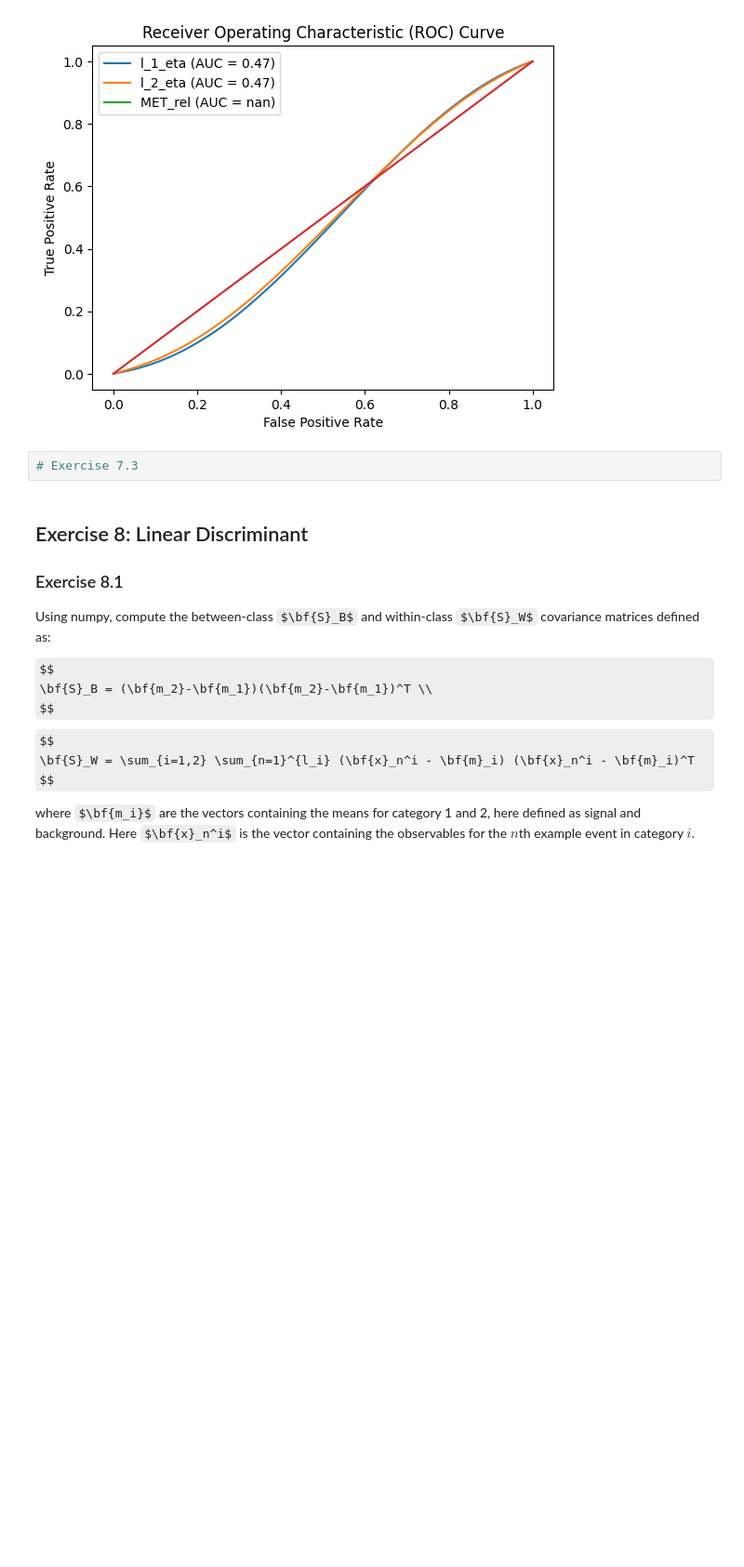
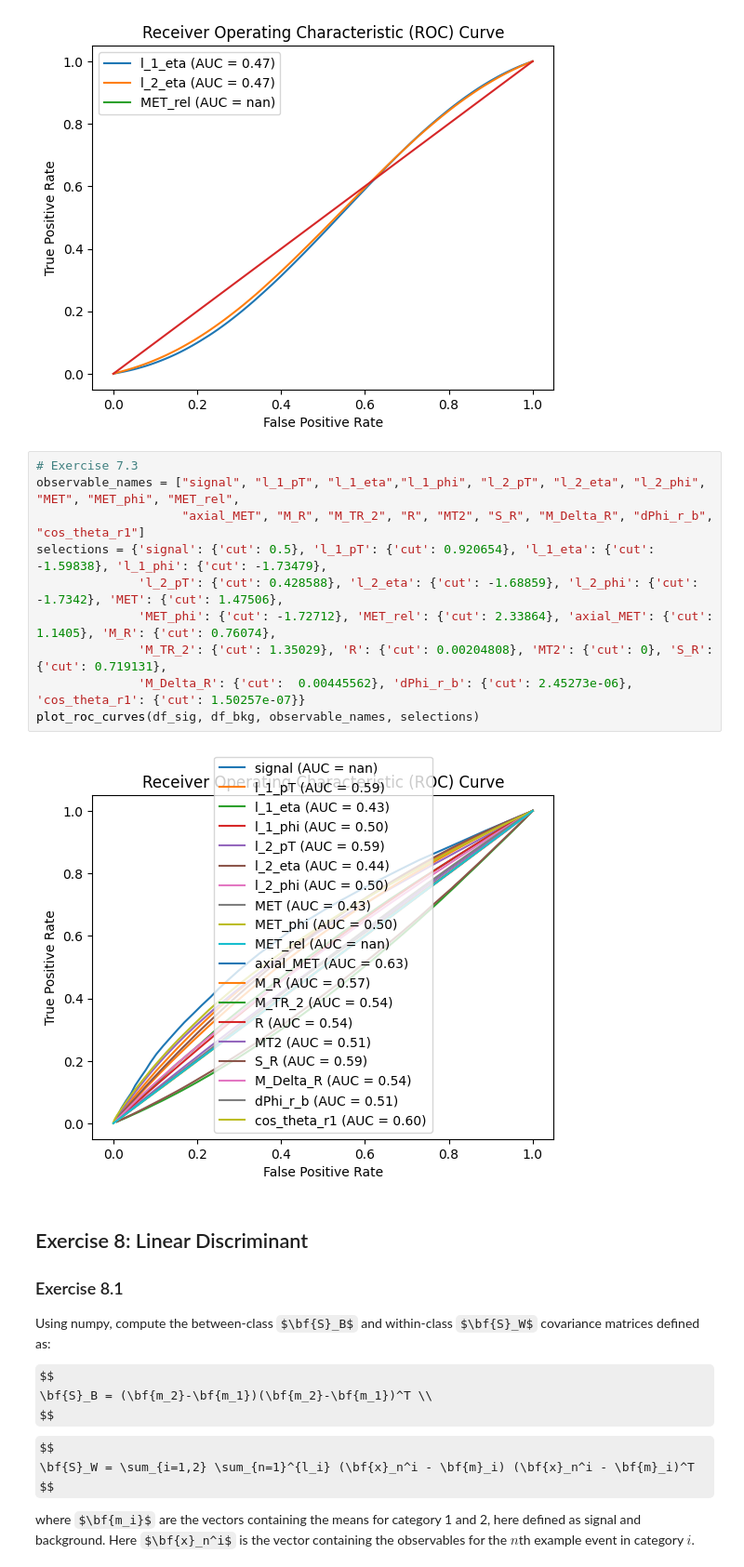
Before and after one commit to rcghpge/DATA3402.Spring.2024, a Jupyter notebook: Labs/Lab.7/Lab.7.ipynb, the cells around one changed output. Shown at 93% size. Cells and saved outputs as stored; diff of their text form; some formulas as TeX source; blank space fills up the shorter version.

```diff
--- a/Labs/Lab.7/Lab.7.ipynb
+++ b/Labs/Lab.7/Lab.7.ipynb
@@ -1070,8 +1078,18 @@ selections = {'l_1_eta': {'cut': -1.59838}, 'l_2_eta': {'cut': -1.68859}, 'MET_r
 plot_roc_curves(df_sig, df_bkg, observable_names, selections)
 # %% [output]
 [figure]
-# %%
-# Exercise 7.3
+# %%
+# Exercise 7.3
+observable_names = ["signal", "l_1_pT", "l_1_eta","l_1_phi", "l_2_pT", "l_2_eta", "l_2_phi", "MET", "MET_phi", "MET_rel",
+                    "axial_MET", "M_R", "M_TR_2", "R", "MT2", "S_R", "M_Delta_R", "dPhi_r_b", "cos_theta_r1"]
+selections = {'signal': {'cut': 0.5}, 'l_1_pT': {'cut': 0.920654}, 'l_1_eta': {'cut': -1.59838}, 'l_1_phi': {'cut': -1.73479},
+              'l_2_pT': {'cut': 0.428588}, 'l_2_eta': {'cut': -1.68859}, 'l_2_phi': {'cut': -1.7342}, 'MET': {'cut': 1.47506},
+              'MET_phi': {'cut': -1.72712}, 'MET_rel': {'cut': 2.33864}, 'axial_MET': {'cut': 1.1405}, 'M_R': {'cut': 0.76074},
+              'M_TR_2': {'cut': 1.35029}, 'R': {'cut': 0.00204808}, 'MT2': {'cut': 0}, 'S_R': {'cut': 0.719131},
+              'M_Delta_R': {'cut': 	0.00445562}, 'dPhi_r_b': {'cut': 2.45273e-06}, 'cos_theta_r1': {'cut': 1.50257e-07}}
+plot_roc_curves(df_sig, df_bkg, observable_names, selections)
+# %% [output]
+[figure, added]
 # %% [markdown]
 ## Exercise 8: Linear Discriminant
 
```
Also changed, not shown: parts of 13 cells of this notebook.
